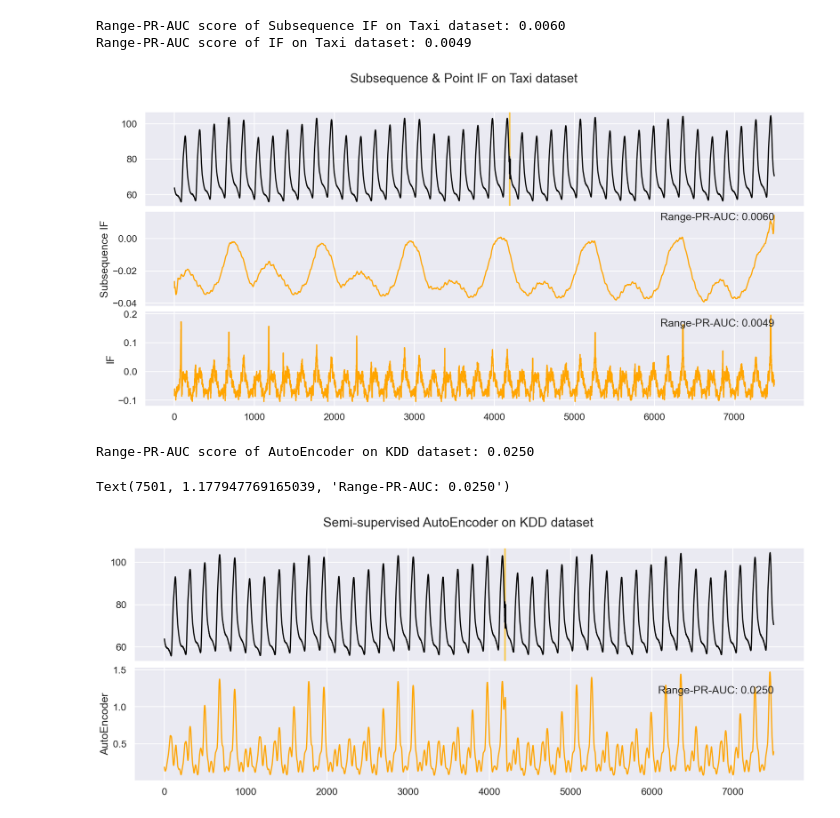
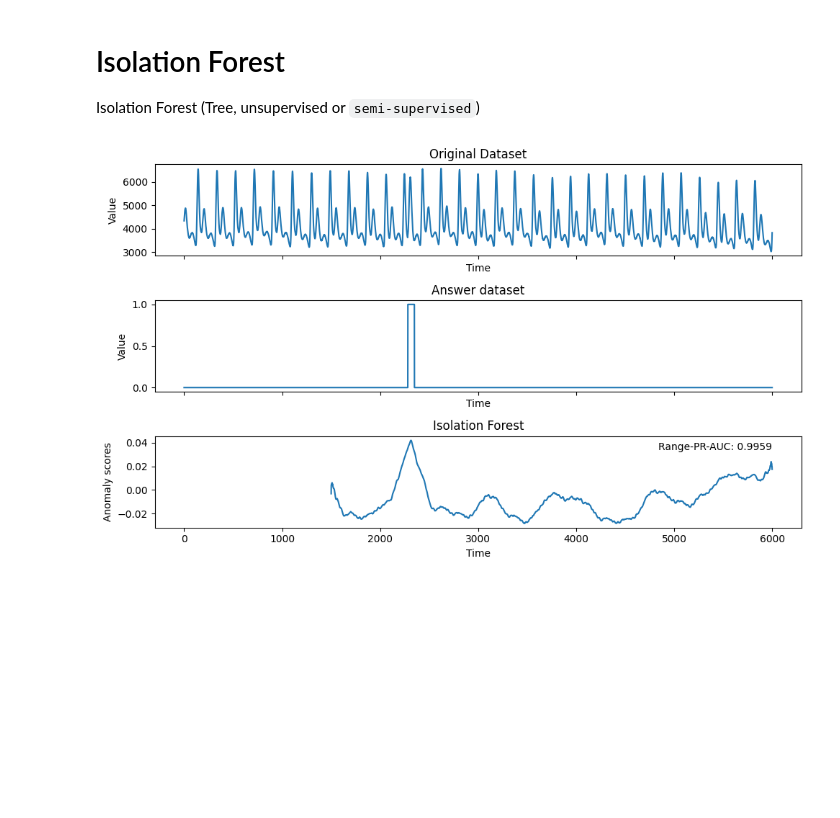
Before and after one commit to thanapol2/TS_KMITL, a Jupyter notebook: TSAD_AEON/lab_ex_TSAD_aeon.ipynb, the cells around one changed output. Saved outputs shown, nothing was run; the diff lists cells and outputs as text; code cells hidden in the pictures; blank space fills up the shorter version.

```diff
--- a/TSAD_AEON/lab_ex_TSAD_aeon.ipynb
+++ b/TSAD_AEON/lab_ex_TSAD_aeon.ipynb
@@ -59,14 +75,16 @@ import numpy as np
 # %%
-X1, Y1 = load_anomaly_detection(
+TS, ANS = load_anomaly_detection(
     name=("KDD-TSAD", "197_UCR_Anomaly_tiltAPB1")
 )
-fig, axes = plt.subplots(2, 1, figsize=(12, 8), sharex=True)
-axes[0].plot(X1)
+fig, axes = plt.subplots(2, 1, figsize=(10, 6), sharex=True)
+TS = TS[112000:118000]
+ANS = ANS[112000:118000]
+axes[0].plot(TS)
 axes[0].set_title("Original Dataset")
 axes[0].set_xlabel("Time")
 axes[0].set_ylabel("Value")
 
-axes[1].plot(Y1)
+axes[1].plot(ANS)
 axes[1].set_title("Answer dataset")
 axes[1].set_xlabel("Time")
 axes[1].set_ylabel("Value")
@@ -74,0 +95,4 @@ plt.show()
+# %%
+## set window size
+
+window_size = 200
@@ -126,47 +246,39 @@ Range-PR-AUC score of k-Means with w=200 on KDD dataset: 0.8428
+# %% [markdown]
+# Isolation Forest
+
+Isolation Forest (Tree, unsupervised or `semi-supervised`)
 # %%
-from aeon.anomaly_detection import PyODAdapter
-from pyod.models.iforest import IForest
+from aeon.anomaly_detection import IsolationForest
 
-sub_if = PyODAdapter(IForest(), window_size=200)
-sub_if_scores = sub_if.fit_predict(X1)
+TS_train = TS[:1500]
+ANS_train = ANS[:1500]
+TS_pred = TS[1500:]
+ANS_pred = ANS[1500:]
 
-axes[0].plot(X1)
+IF_TSAD = IsolationForest(window_size=window_size, stride=1)
+IF_TSAD.fit(TS_train)
+
+scores = IF_TSAD.predict(TS_pred)
+quality = range_pr_auc_score(ANS_pred, scores)
+
+fig, axes = plt.subplots(3, 1, figsize=(10, 6), sharex=True)
+axes[0].plot(TS)
 axes[0].set_title("Original Dataset")
 axes[0].set_xlabel("Time")
 axes[0].set_ylabel("Value")
 
-axes[1].plot(Y1)
+axes[1].plot(ANS)
 axes[1].set_title("Answer dataset")
 axes[1].set_xlabel("Time")
 axes[1].set_ylabel("Value")
 
-axes[2].plot(sub_if_scores)
-axes[2].set_title("STOMP")
+axes[2].plot( range(1500,len(TS)), scores)
+axes[2].set_title("Isolation Forest")
 axes[2].set_xlabel("Time")
 axes[2].set_ylabel("Anomaly scores")
+axes[2].text(len(TS), np.max(scores)/5*4, f"Range-PR-AUC: {quality:.4f}", ha="right")
 
 plt.tight_layout()
 plt.show()
 # %% [output]
-Range-PR-AUC score of Subsequence IF on Taxi dataset: 0.0060
-Range-PR-AUC score of IF on Taxi dataset: 0.0049
-[figure, old version]
+[figure, new version]
-# %%
-from aeon.anomaly_detection import PyODAdapter
-from pyod.models.auto_encoder import AutoEncoder
-
-est = PyODAdapter(AutoEncoder(epoch_num=50), window_size=20, stride=1)
-# build normal model on time series without anomalies
-est.fit(X_train)
-
-# detect anomaly in target time series
-scores = est.predict(X)
-
-quality = range_pr_auc_score(y, scores)
-print(f"Range-PR-AUC score of AutoEncoder on KDD dataset: {quality:.4f}")
-fig, axs = plot_anomaly_detection(X, y, scores={"AutoEncoder": scores}, title=f"Semi-supervised AutoEncoder on KDD dataset")
-axs[-1].text(len(X), np.max(scores)/5*4, f"Range-PR-AUC: {quality:.4f}", ha="right")
-# %% [output]
-Range-PR-AUC score of AutoEncoder on KDD dataset: 0.0250
-Text(7501, 1.177947769165039, 'Range-PR-AUC: 0.0250')
-[figure, removed]
```
Also changed, not shown: parts of 19 cells of this notebook.
